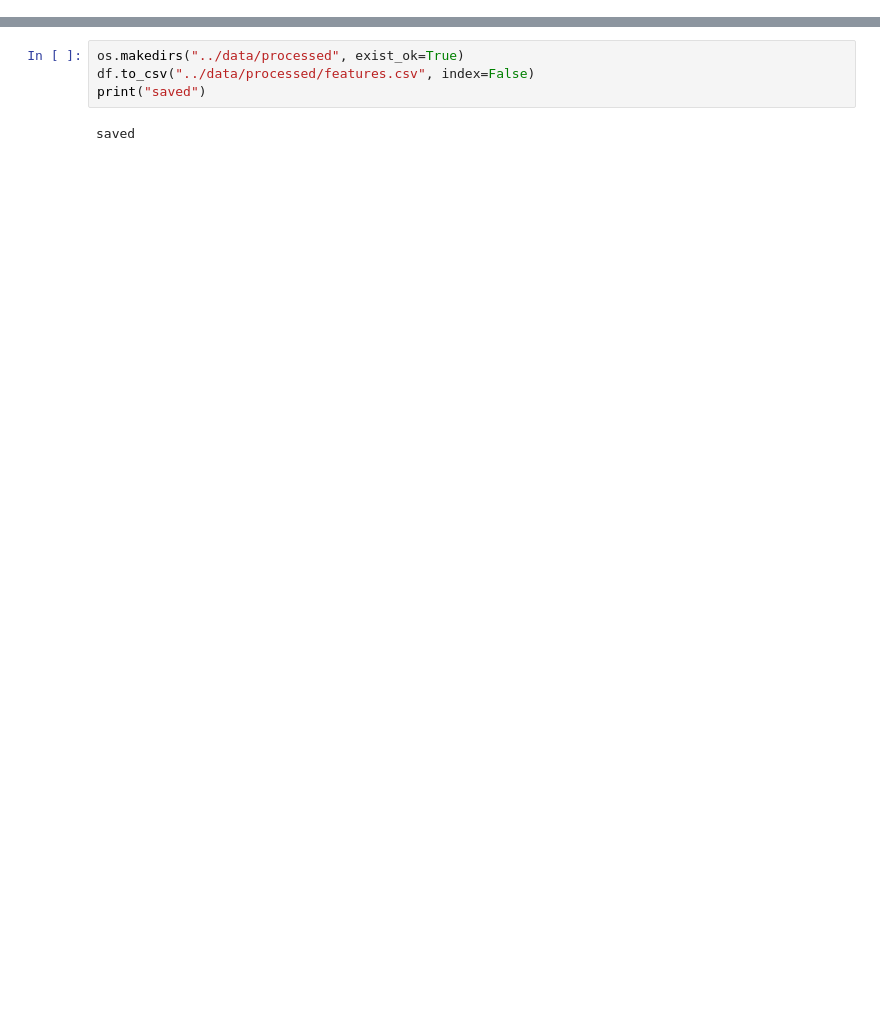
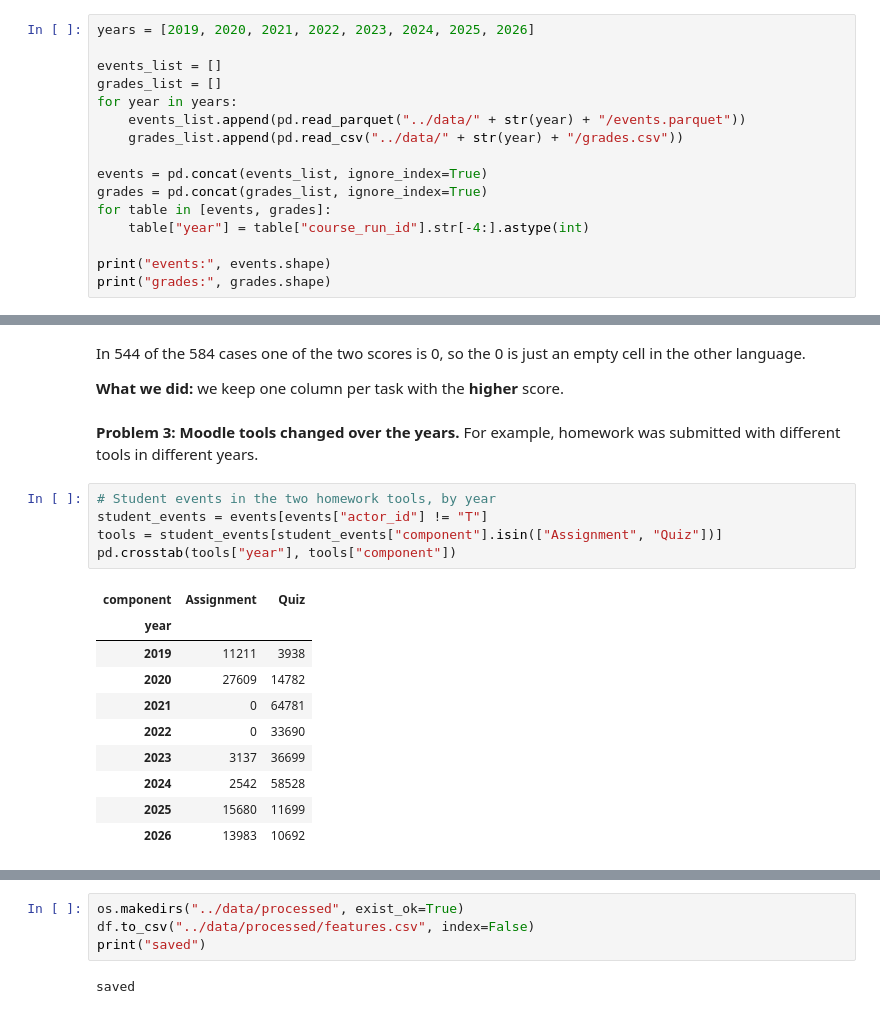
Before and after one commit to anderhinn/Project-F1-Moodle_Activity, a Jupyter notebook: hw10/01_data_prep_denis.ipynb, the cells around one changed output, grey strips where cells are left out. Drawn from its saved outputs; the diff is of its cells as text; blank space fills up the shorter version.

Commit message:
Redo data preparation and generalization notebooks

```diff
--- a/hw10/01_data_prep_denis.ipynb
+++ b/hw10/01_data_prep_denis.ipynb
@@ -221,0 +44,16 @@ We save the table into `data/processed/`. The `data` folder is in `.gitignore`,
+# %%
+years = [2019, 2020, 2021, 2022, 2023, 2024, 2025, 2026]
+
+events_list = []
+grades_list = []
+for year in years:
+    events_list.append(pd.read_parquet("../data/" + str(year) + "/events.parquet"))
+    grades_list.append(pd.read_csv("../data/" + str(year) + "/grades.csv"))
+
+events = pd.concat(events_list, ignore_index=True)
+grades = pd.concat(grades_list, ignore_index=True)
+for table in [events, grades]:
+    table["year"] = table["course_run_id"].str[-4:].astype(int)
+
+print("events:", events.shape)
+print("grades:", grades.shape)
@@ -221,0 +107,22 @@ We save the table into `data/processed/`. The `data` folder is in `.gitignore`,
+# %% [markdown]
+In 544 of the 584 cases one of the two scores is 0, so the 0 is just an empty cell in the other language.
+
+**What we did:** we keep one column per task with the **higher** score.
+# %% [markdown]
+**Problem 3: Moodle tools changed over the years.** For example, homework was submitted with different tools in different years.
+# %%
+# Student events in the two homework tools, by year
+student_events = events[events["actor_id"] != "T"]
+tools = student_events[student_events["component"].isin(["Assignment", "Quiz"])]
+pd.crosstab(tools["year"], tools["component"])
+# %% [output]
+| component | Assignment | Quiz |
+| year |  |  |
+| 2019 | 11211 | 3938 |
+| 2020 | 27609 | 14782 |
+| 2021 | 0 | 64781 |
+| 2022 | 0 | 33690 |
+| 2023 | 3137 | 36699 |
+| 2024 | 2542 | 58528 |
+| 2025 | 15680 | 11699 |
+| 2026 | 13983 | 10692 |
```
Also changed, not shown: parts of 50 cells of this notebook, 4 other files.
